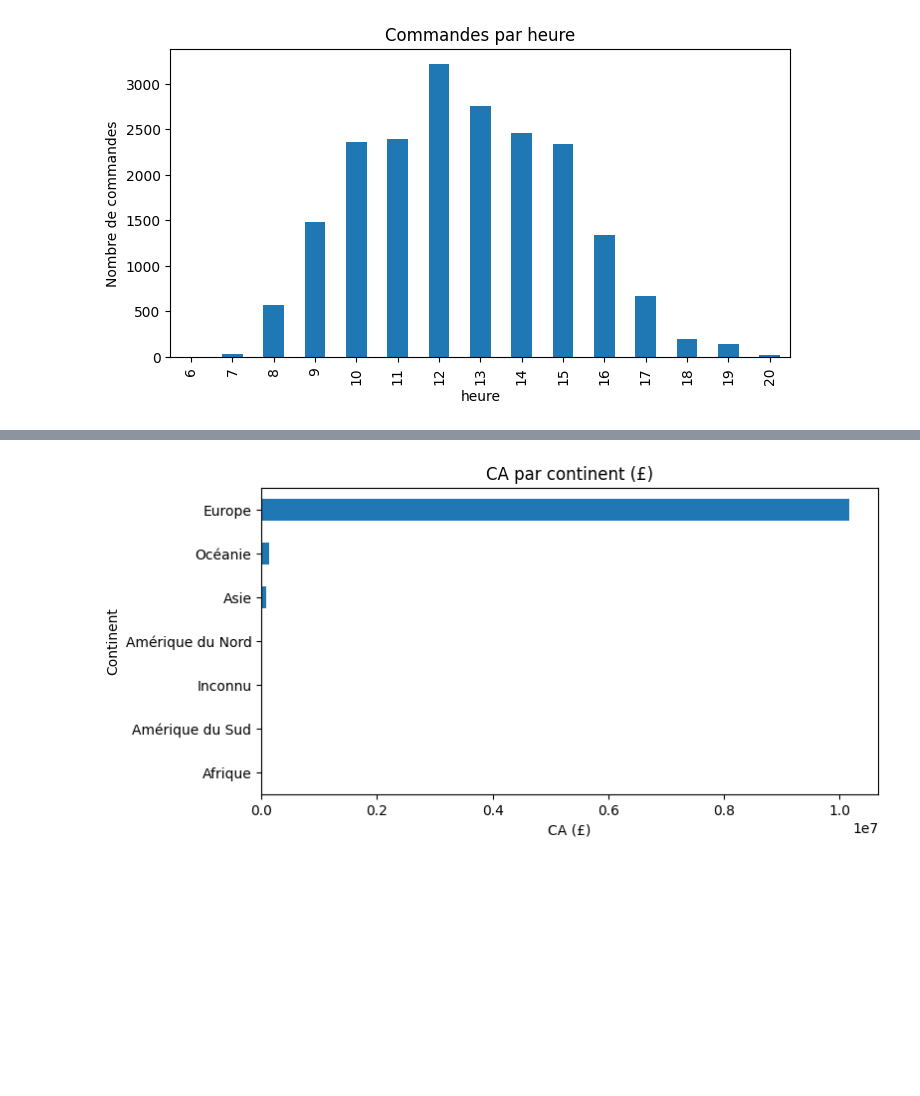
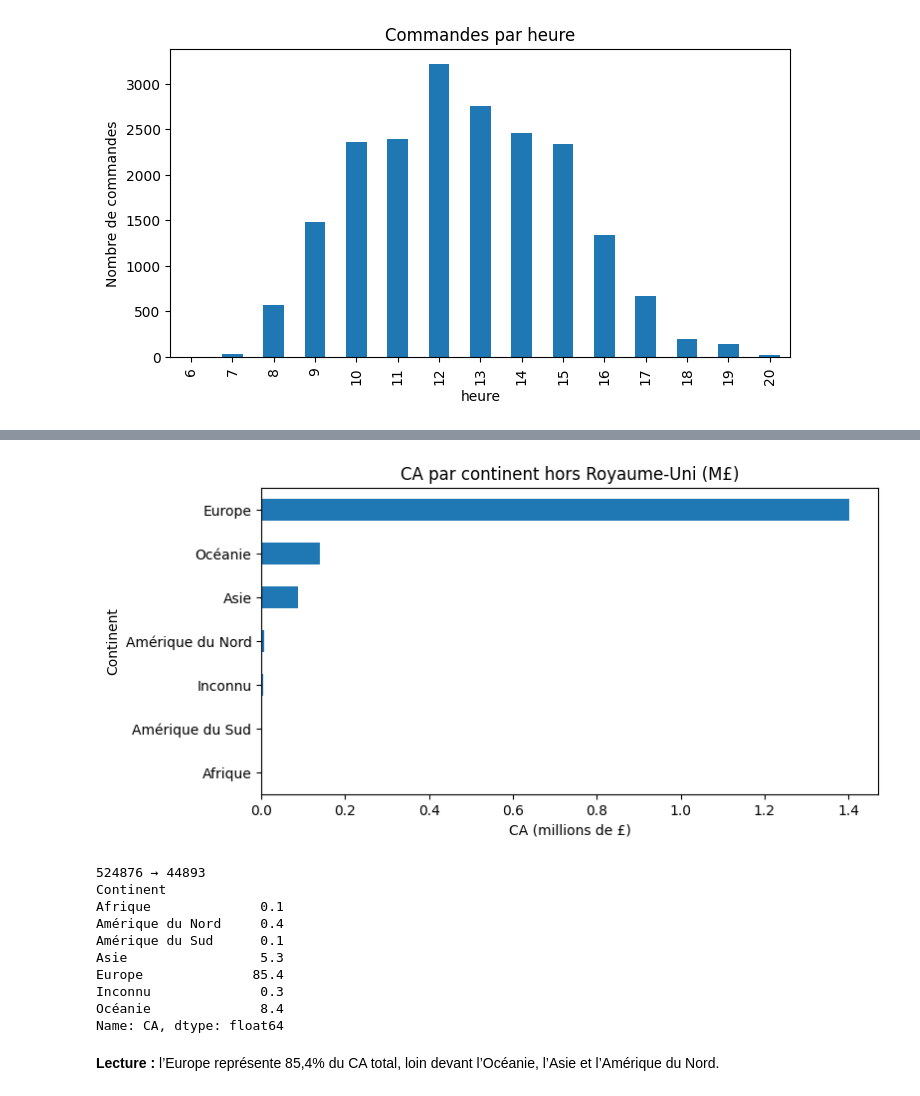
Before and after one commit to Ali77225/projet-analyse, a Jupyter notebook: notebooks/04_jointure_temps.ipynb, the cells around one changed output, grey strips where cells are left out. Cells and saved outputs as stored; diff of their text form; code cells hidden in the pictures; blank space fills up the shorter version.

```diff
--- a/notebooks/04_jointure_temps.ipynb
+++ b/notebooks/04_jointure_temps.ipynb
@@ -125,9 +165,28 @@ plt.show()
 # %%
-(df_m.groupby("Continent")["CA"].sum()
-     .sort_values()
-     .plot(kind="barh", figsize=(8, 4), title="CA par continent (£)"))
-plt.xlabel("CA (£)")
-plt.savefig("../figures/ca_continent.png", dpi=150, bbox_inches="tight")
+hors_uk = df_m[df_m["Country"] != "United Kingdom"]
+
+(hors_uk.groupby("Continent")["CA"].sum()
+        .div(1e6)
+        .sort_values()
+        .plot(kind="barh", figsize=(8, 4),
+              title="CA par continent hors Royaume-Uni (M£)"))
+plt.xlabel("CA (millions de £)")
+plt.savefig("../figures/ca_continent_hors_uk.png", dpi=150, bbox_inches="tight")
 plt.show()
+
+print(len(df_m), "→", len(hors_uk))
+print((hors_uk.groupby("Continent")["CA"].sum() / hors_uk["CA"].sum() * 100).round(1))
 # %% [output]
-[figure, old version]
+[figure, new version]
+524876 → 44893
+Continent
+Afrique              0.1
+Amérique du Nord     0.4
+Amérique du Sud      0.1
+Asie                 5.3
+Europe              85.4
+Inconnu              0.3
+Océanie              8.4
+Name: CA, dtype: float64
+# %% [markdown]
+**Lecture :** l’Europe représente 85,4% du CA total, loin devant l’Océanie, l’Asie et l’Amérique du Nord.
```
Also changed, not shown: parts of 12 cells of this notebook, 2 other files.
